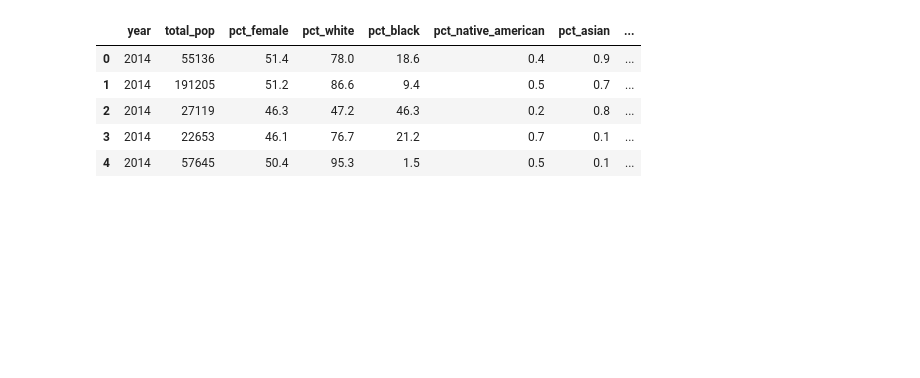
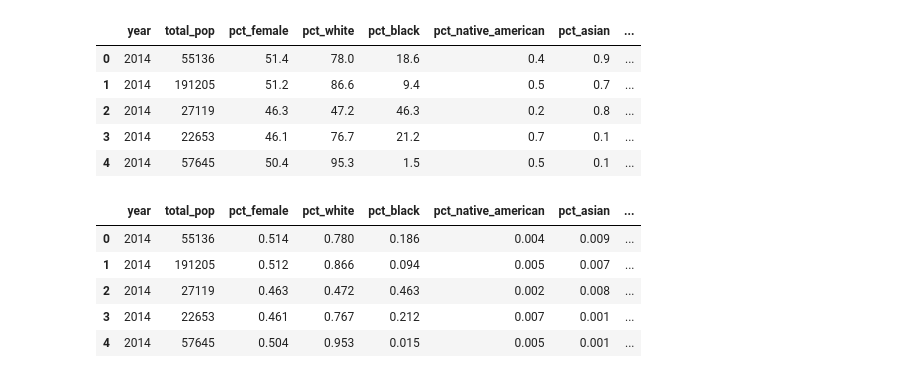
Before and after one commit to JayRPhilbrick/bdsi22dataminingsti, a Jupyter notebook: Notebooks/acs_dp05_cleaning_2014_redo.ipynb, the cells around one changed output. Drawn from its saved outputs; the diff is of its cells as text; code cells hidden in the pictures; blank space fills up the shorter version.

```diff
--- a/Notebooks/acs_dp05_cleaning_2014_redo.ipynb
+++ b/Notebooks/acs_dp05_cleaning_2014_redo.ipynb
@@ -141,5 +141,23 @@ df.head()
 | 2 | 2014 | 27119 | 46.3 | 47.2 | 46.3 | 0.2 | 0.8 | ... |
 | 3 | 2014 | 22653 | 46.1 | 76.7 | 21.2 | 0.7 | 0.1 | ... |
 | 4 | 2014 | 57645 | 50.4 | 95.3 | 1.5 | 0.5 | 0.1 | ... |
+# %%
+df['pct_female'] = df['pct_female'].apply(lambda x: x*0.01)
+df['pct_white'] = df['pct_white'].apply(lambda x: x*0.01)
+df['pct_black'] = df['pct_black'].apply(lambda x: x*0.01)
+df['pct_native_american'] = df['pct_native_american'].apply(lambda x: x*0.01)
+df['pct_asian'] = df['pct_asian'].apply(lambda x: x*0.01)
+df['pct_native_hawaiian_pacific_islander'] = df['pct_native_hawaiian_pacific_islander'].apply(lambda x: x*0.01)
+df['pct_two_or_more_races'] = df['pct_two_or_more_races'].apply(lambda x: x*0.01)
+df['pct_hispanic'] = df['pct_hispanic'].apply(lambda x: x*0.01)
+
+df.head()
+# %% [output]
+|  | year | total_pop | pct_female | pct_white | pct_black | pct_native_american | pct_asian | ... |
+| 0 | 2014 | 55136 | 0.514 | 0.780 | 0.186 | 0.004 | 0.009 | ... |
+| 1 | 2014 | 191205 | 0.512 | 0.866 | 0.094 | 0.005 | 0.007 | ... |
+| 2 | 2014 | 27119 | 0.463 | 0.472 | 0.463 | 0.002 | 0.008 | ... |
+| 3 | 2014 | 22653 | 0.461 | 0.767 | 0.212 | 0.007 | 0.001 | ... |
+| 4 | 2014 | 57645 | 0.504 | 0.953 | 0.015 | 0.005 | 0.001 | ... |
 # %%
 df.to_csv("..\Data\Clean\ACS\ACSDP052014_clean.csv")
```
Also changed, not shown: 13 other files.
